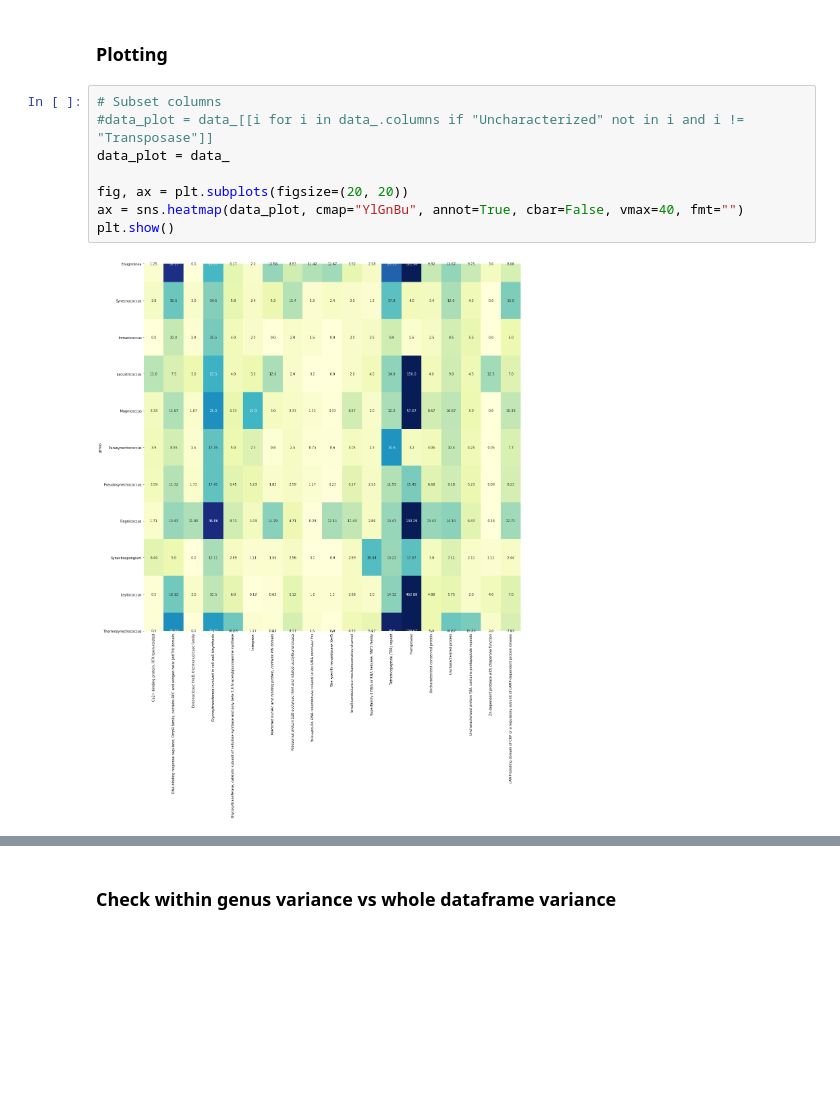
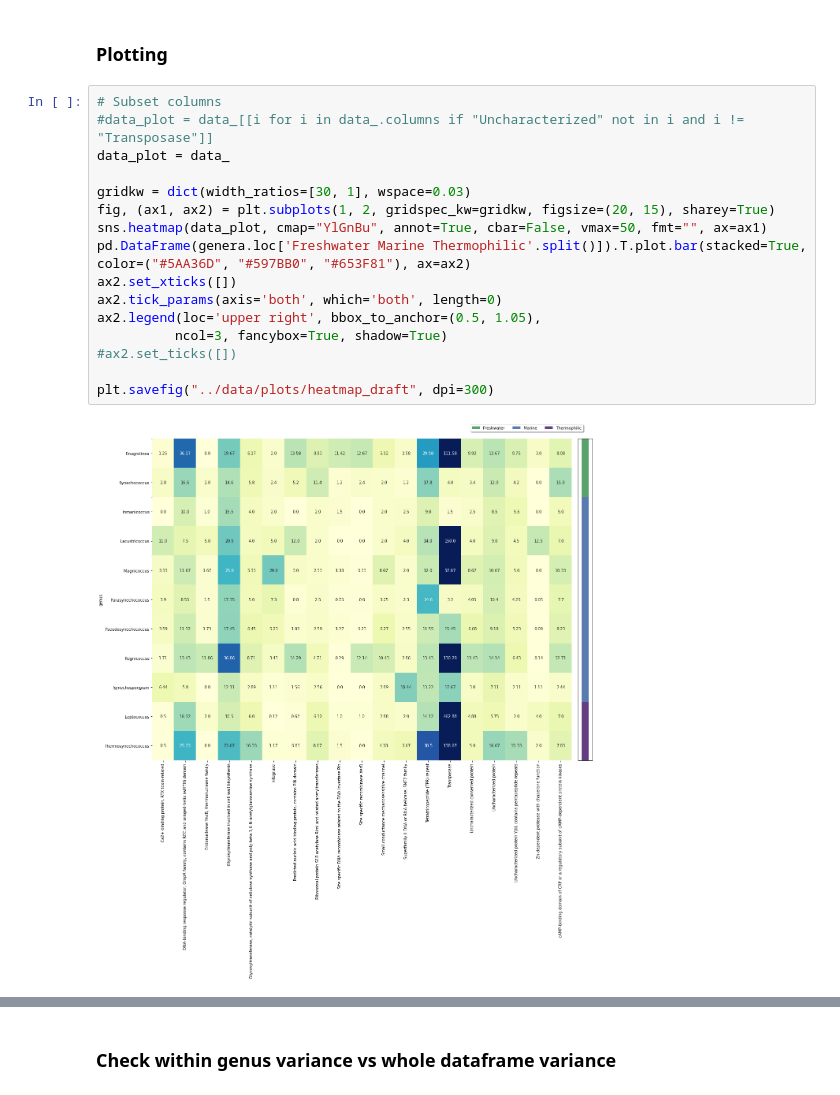
Before and after one commit to vinisalazar/SynechococcusPreprint, a Jupyter notebook: ipynb/Figure4_Table2_COG.ipynb, the cells around one changed output, grey strips where cells are left out. Saved outputs shown, nothing was run; the diff lists cells and outputs as text; blank space fills up the shorter version.

Commit message:
Improving plot

```diff
--- a/ipynb/Figure4_Table2_COG.ipynb
+++ b/ipynb/Figure4_Table2_COG.ipynb
@@ -87,13 +88,21 @@ data_.shape
 # %%
 # Subset columns
 #data_plot = data_[[i for i in data_.columns if "Uncharacterized" not in i and i != "Transposase"]]
 data_plot = data_
 
-fig, ax = plt.subplots(figsize=(20, 20))
-ax = sns.heatmap(data_plot, cmap="YlGnBu", annot=True, cbar=False, vmax=40, fmt="")
-plt.show()
+gridkw = dict(width_ratios=[30, 1], wspace=0.03)
+fig, (ax1, ax2) = plt.subplots(1, 2, gridspec_kw=gridkw, figsize=(20, 15), sharey=True)
+sns.heatmap(data_plot, cmap="YlGnBu", annot=True, cbar=False, vmax=50, fmt="", ax=ax1)
+pd.DataFrame(genera.loc['Freshwater Marine Thermophilic'.split()]).T.plot.bar(stacked=True, color=("#5AA36D", "#597BB0", "#653F81"), ax=ax2)
+ax2.set_xticks([])
+ax2.tick_params(axis='both', which='both', length=0)
+ax2.legend(loc='upper right', bbox_to_anchor=(0.5, 1.05),
+          ncol=3, fancybox=True, shadow=True)
+#ax2.set_ticks([])
+
+plt.savefig("../data/plots/heatmap_draft", dpi=300)
 # %% [output]
-[figure, old version]
+[figure, new version]
 # %%
 # Subset columns
 data_plot = data_[[i for i in data_.columns if "Uncharacterized" not in i and i != "Transposase"]]
```
Also changed, not shown: parts of 2 cells of this notebook.
